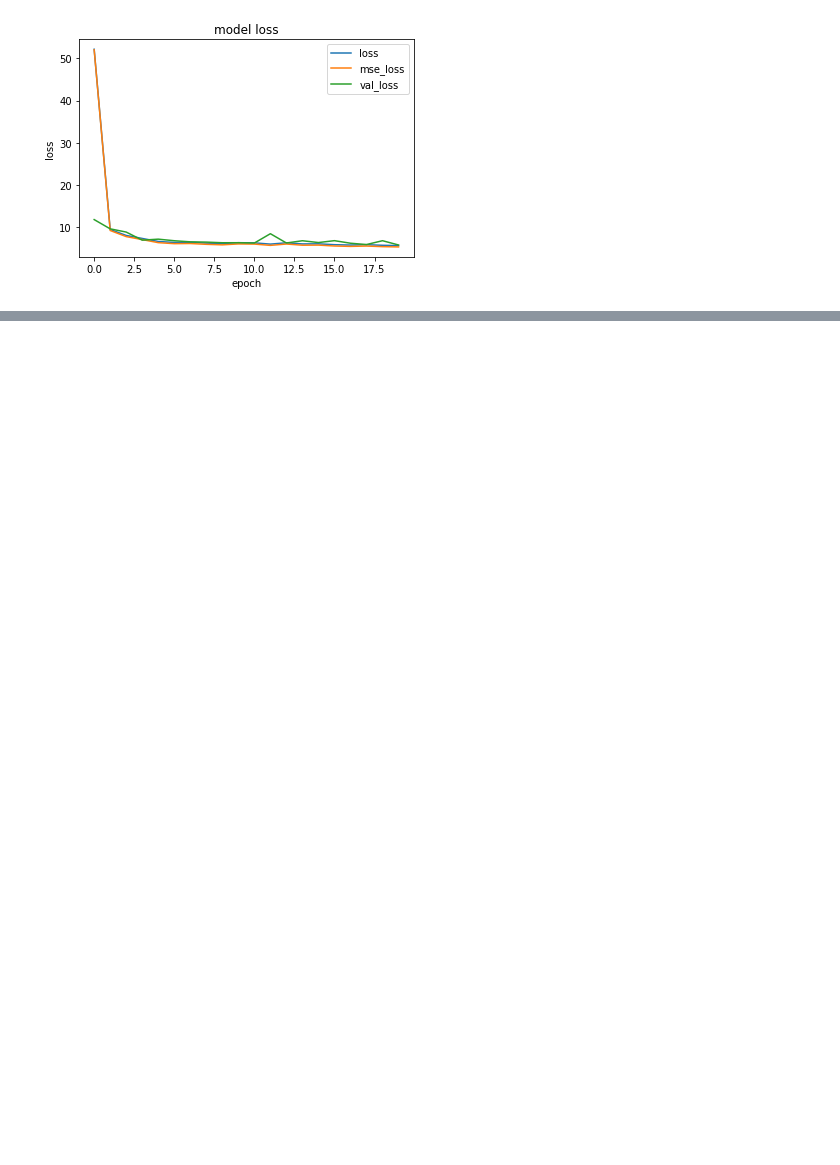
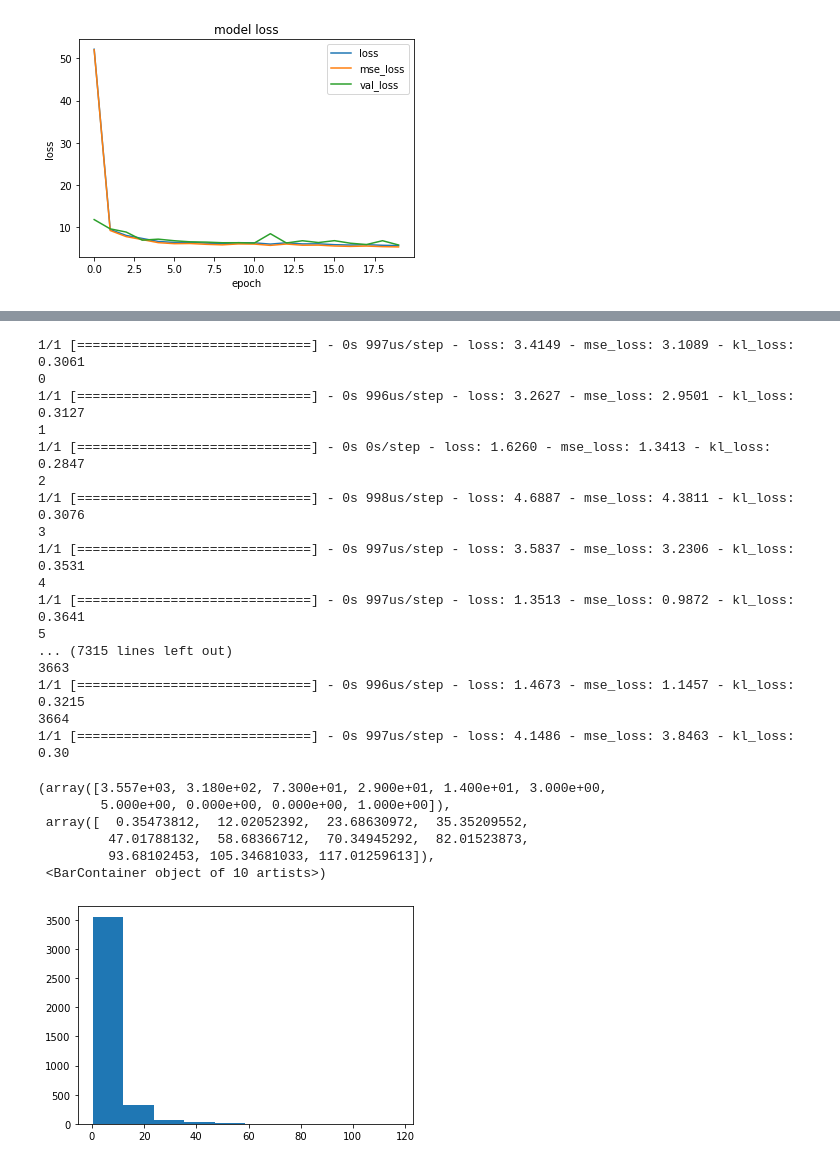
Before and after one commit to Volconage/Deblending-Galaxies-Project, a Jupyter notebook: vae_galaxies1.ipynb, the cells around one changed output, grey strips where cells are left out. Saved outputs shown, nothing was run; the diff lists cells and outputs as text; code cells hidden in the pictures; blank space fills up the shorter version.

```diff
--- a/vae_galaxies1.ipynb
+++ b/vae_galaxies1.ipynb
@@ -331 +328,40 @@ WARNING:tensorflow:7 out of the last 11 calls to <function Model.make_predict_fu
 [figure]
+# %%
+losses=np.zeros(num)
+for ite in range(0,num):
+    input_img=blended[ite]
+    compc=components[0,ite]
+
+    input_img=input_img.reshape(1,height,width,1).astype('float32')
+    compc=compc.reshape(1,height,width,1).astype('float32')
+
+    evals=vae.evaluate([input_img,compc],verbose=1,batch_size=batch_size)
+    losses[ite]=evals[0]
+    print(ite)
+
+plt.hist(losses)
+# %% [output]
+1/1 [==============================] - 0s 997us/step - loss: 3.4149 - mse_loss: 3.1089 - kl_loss: 0.3061
+0
+1/1 [==============================] - 0s 996us/step - loss: 3.2627 - mse_loss: 2.9501 - kl_loss: 0.3127
+1
+1/1 [==============================] - 0s 0s/step - loss: 1.6260 - mse_loss: 1.3413 - kl_loss: 0.2847
+2
+1/1 [==============================] - 0s 998us/step - loss: 4.6887 - mse_loss: 4.3811 - kl_loss: 0.3076
+3
+1/1 [==============================] - 0s 997us/step - loss: 3.5837 - mse_loss: 3.2306 - kl_loss: 0.3531
+4
+1/1 [==============================] - 0s 997us/step - loss: 1.3513 - mse_loss: 0.9872 - kl_loss: 0.3641
+5
+... (7315 lines left out)
+3663
+1/1 [==============================] - 0s 996us/step - loss: 1.4673 - mse_loss: 1.1457 - kl_loss: 0.3215
+3664
+1/1 [==============================] - 0s 997us/step - loss: 4.1486 - mse_loss: 3.8463 - kl_loss: 0.30
+(array([3.557e+03, 3.180e+02, 7.300e+01, 2.900e+01, 1.400e+01, 3.000e+00,
+        5.000e+00, 0.000e+00, 0.000e+00, 1.000e+00]),
+ array([  0.35473812,  12.02052392,  23.68630972,  35.35209552,
+         47.01788132,  58.68366712,  70.34945292,  82.01523873,
+         93.68102453, 105.34681033, 117.01259613]),
+ <BarContainer object of 10 artists>)
+[figure, added]
```
Also changed, not shown: parts of 8 cells of this notebook.
